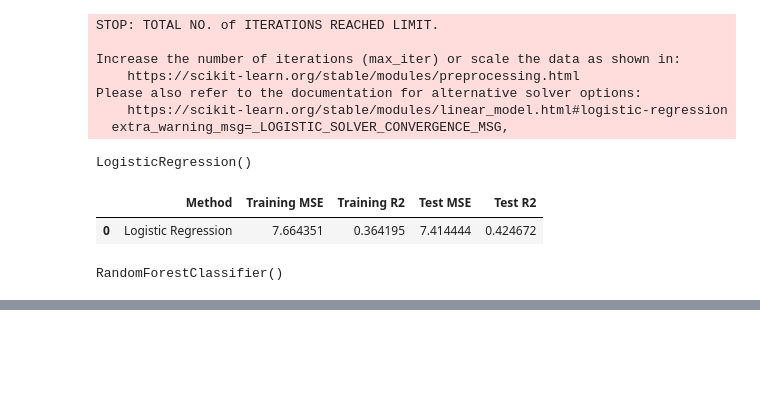
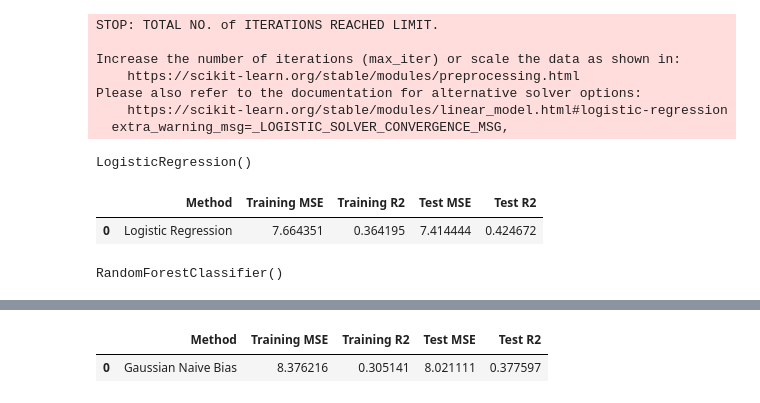
Before and after one commit to thecodebloodedguy/career-guidance-ml-model, a Jupyter notebook: Re_modelled_general.ipynb, the cells around one changed output, grey strips where cells are left out. Cells and saved outputs as stored; diff of their text form; code cells hidden in the pictures; blank space fills up the shorter version.

```diff
--- a/Re_modelled_general.ipynb
+++ b/Re_modelled_general.ipynb
@@ -169,0 +172,17 @@ lnr_results
+# %%
+from sklearn.naive_bayes import GaussianNB
+nbv = GaussianNB()
+nbv.fit(X_train, Y_train)
+Y_nbv_train_pred = nbv.predict(X_train)
+Y_nbv_test_pred = nbv.predict(X_test)
+from sklearn.metrics import mean_squared_error, r2_score
+nbv_train_mse = mean_squared_error(Y_train, Y_nbv_train_pred)
+nbv_train_r2 = r2_score(Y_train, Y_nbv_train_pred)
+nbv_test_mse = mean_squared_error(Y_test, Y_nbv_test_pred)
+nbv_test_r2 = r2_score(Y_test, Y_nbv_test_pred)
+nbv_results = pd.DataFrame(['Gaussian Naive Bias',nbv_train_mse, nbv_train_r2, nbv_test_mse, nbv_test_r2]).transpose()
+nbv_results.columns = ['Method','Training MSE','Training R2','Test MSE','Test R2']
+nbv_results
+# %% [output]
+|  | Method | Training MSE | Training R2 | Test MSE | Test R2 |
+| 0 | Gaussian Naive Bias | 8.376216 | 0.305141 | 8.021111 | 0.377597 |
```
Also changed, not shown: parts of 7 cells of this notebook.
